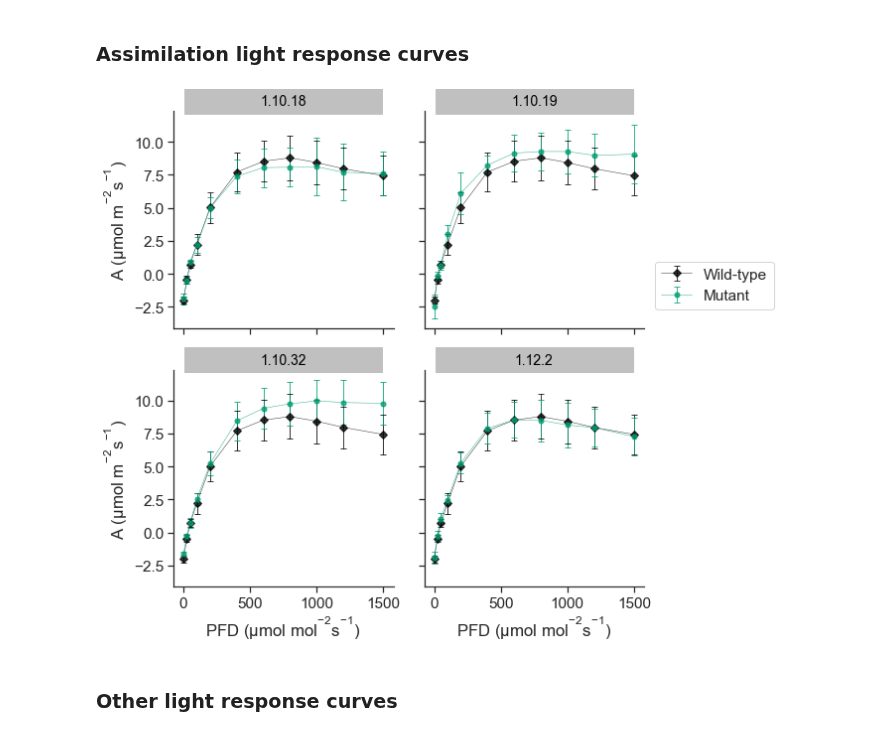
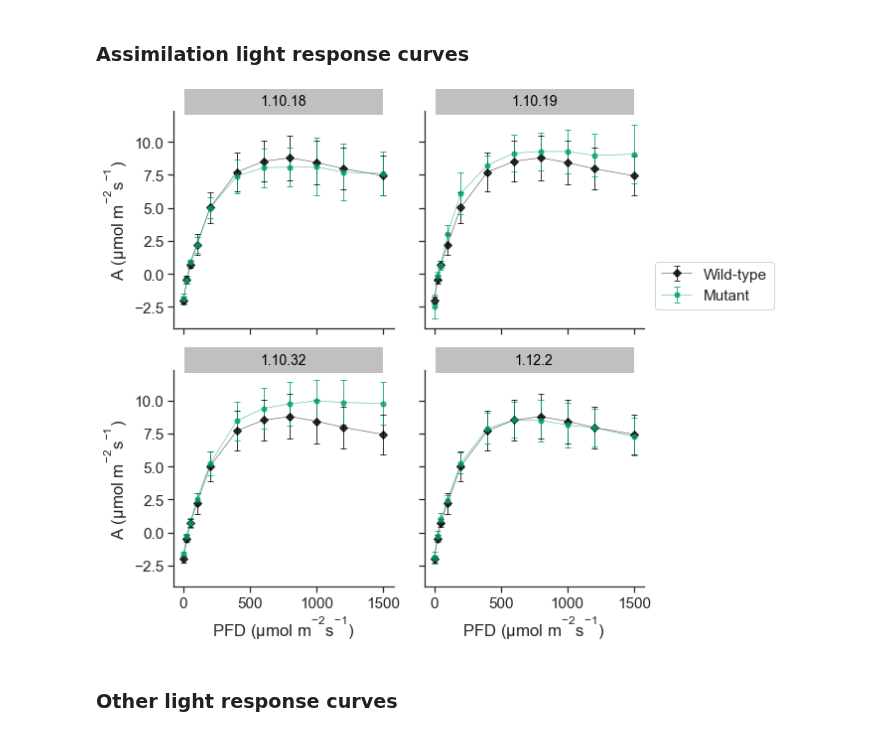
Before and after one commit to RonaCostello/Thesis, a Jupyter notebook: plots/chapter3_lr_curves.ipynb, the cells around one changed output. Drawn from its saved outputs; the diff is of its cells as text; code cells hidden in the pictures.

```diff
--- a/plots/chapter3_lr_curves.ipynb
+++ b/plots/chapter3_lr_curves.ipynb
@@ -87,35 +87,35 @@ colours = ['#000000', '#009E73']
 
 grid = sns.FacetGrid(grouped_df, col="plot", col_order=['1.10.18', '1.10.19', '1.10.32', '1.12.2'], hue="type", hue_order=['wt', 'mutant'],
                      palette=colours, col_wrap=2, size=4, aspect=1, hue_kws=dict(marker=["D", "o"]))
 
 grid.map(plt.errorbar, "Q_rounded", "A_mean", "A_std", markersize=5, alpha=0.8, linewidth=0.5, linestyle='-', elinewidth=1, capsize=3,
         markeredgecolor=None, markeredgewidth=1)
 
 
 # Adjust position abd labels of legend
 legend_ax = grid.axes.flat[3]
 handles, labels = legend_ax.get_legend_handles_labels()
 leg = plt.legend(handles[0:2],['Wild-type', 'Mutant'], bbox_to_anchor=(1.05, 1.5), loc=2, borderaxespad=0.)
 
 
 # Set axis labels
-grid.set_axis_labels(x_var="PFD ($\mu$mol mol$^{-2}$s$^{-1}$)", y_var="A ($\mu$mol m$^{-2}$s$^{-1}$)")
+grid.set_axis_labels(x_var="PFD ($\mu$mol m$^{-2}$s$^{-1}$)", y_var="A ($\mu$mol m$^{-2}$s$^{-1}$)")
 
 
 # Set titles
 grid.set_titles("{col_name}")
 for ax in grid.axes:
     # set the title position to the horizontal center (0.5) of the axes
     title = ax.set_title(ax.get_title(), position=(.5, 1.0), backgroundcolor="silver", color='black',
                          size=14)
     # set the box style of the title text box to our custom box
     bb = title.get_bbox_patch()
     # use the axes' width as width of the text box
     bb.set_boxstyle("ext", pad=0.4, width=ax.get_window_extent().width )
 
 plt.savefig("../figures/lrCurves.pdf", transparent=True, dpi=300, bbox_inches='tight')
 # %% [output]
-[figure, old version]
+[figure, new version]
 # %% [markdown]
 ### Other light response curves
 # %% [markdown]
```
Also changed, not shown: parts of 12 cells of this notebook.
